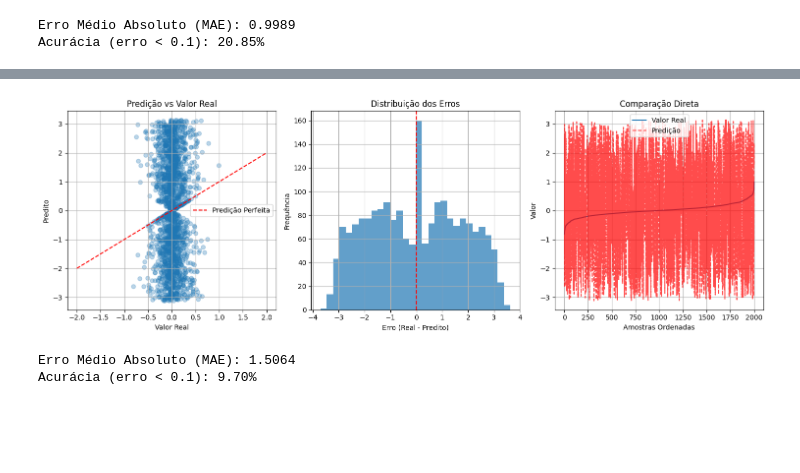
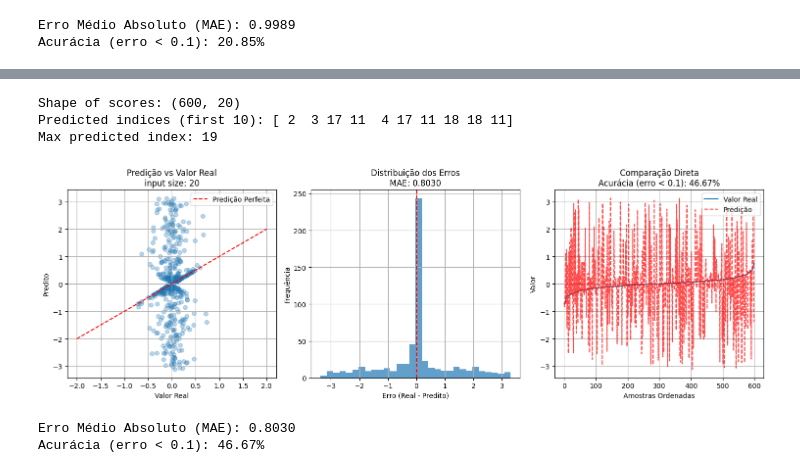
Before and after one commit to joaoBernardinoo/avoid-obstacle-collision, a Jupyter notebook: MLP.ipynb, the cells around one changed output, grey strips where cells are left out. Cells and saved outputs as stored; diff of their text form; code cells hidden in the pictures; blank space fills up the shorter version.

```diff
--- a/MLP.ipynb
+++ b/MLP.ipynb
@@ -98,14 +101,12 @@ def evaluate_and_plot_prediction(y_test, y_pred):
 # %%
 import numpy as np
 import tensorflow as tf
-from tensorflow.keras.models import Sequential
-from tensorflow.keras.layers import Dense
-from tensorflow.keras.optimizers import Adam
+
 from sklearn.model_selection import train_test_split
 
 # Parameters
-n = 20  # Number of input variables (min(a₁, a₂, ..., aₙ))
-num_samples = 10000  # Training data size
+n = 20 # Number of input variables (min(a₁, a₂, ..., aₙ))
+num_samples = 3000  # Training data size
 input_range = (-3.14, 3.14)  # Input values range
 import numpy as np
 
@@ -262,3 +219,0 @@ KeyboardInterrupt:
-# %%
-y_pred = model.predict(X_test,verbose=0)
-y_pred = np.squeeze(y_pred)
@@ -264,0 +334,2 @@ y_pred = np.squeeze(y_pred)
+# %%
+model.fit(x=X_train, y=None, epochs=50, batch_size=64)
@@ -265,6 +359,37 @@ y_pred = np.squeeze(y_pred)
+# %%
+def predict_batch(model, input_arrays):
+    """
+    Predict on a batch of arrays for better efficiency
+    """
+    # Convert to numpy array
+    input_batch = np.array(input_arrays)
+
+    # Get raw scores for all samples at once
+    scores = model.predict(input_batch, verbose=0)
+
+    # Print shape of scores and predicted_indices for debugging
+    print("Shape of scores:", scores.shape)
+
+    # Get indices of the element with the highest score (which corresponds to the predicted index of the closest to zero value)
+    predicted_indices = np.argmax(scores, axis=1)
+    print("Predicted indices (first 10):", predicted_indices[:10])
+    print("Max predicted index:", np.max(predicted_indices))
+
+
+    # Select the corresponding values from the original input arrays
+    y_pred = np.array([arr[idx] for arr, idx in zip(input_arrays, predicted_indices)])
+
+    return y_pred
+
+# Usage
+y_pred = predict_batch(model, X_test)
+# %% [output]
+Shape of scores: (600, 20)
+Predicted indices (first 10): [ 2  3 17 11  4 17 11 18 18 11]
+Max predicted index: 19
 # %%
-evaluate_and_plot_prediction(y_test, y_pred)
+evaluate_and_plot_prediction(y_test, y_pred,n)
 # %% [output]
-[figure, old version]
+[figure, new version]
-Erro Médio Absoluto (MAE): 1.5064
-Acurácia (erro < 0.1): 9.70%
+Erro Médio Absoluto (MAE): 0.8030
+Acurácia (erro < 0.1): 46.67%
```
Also changed, not shown: parts of 14 cells of this notebook.
